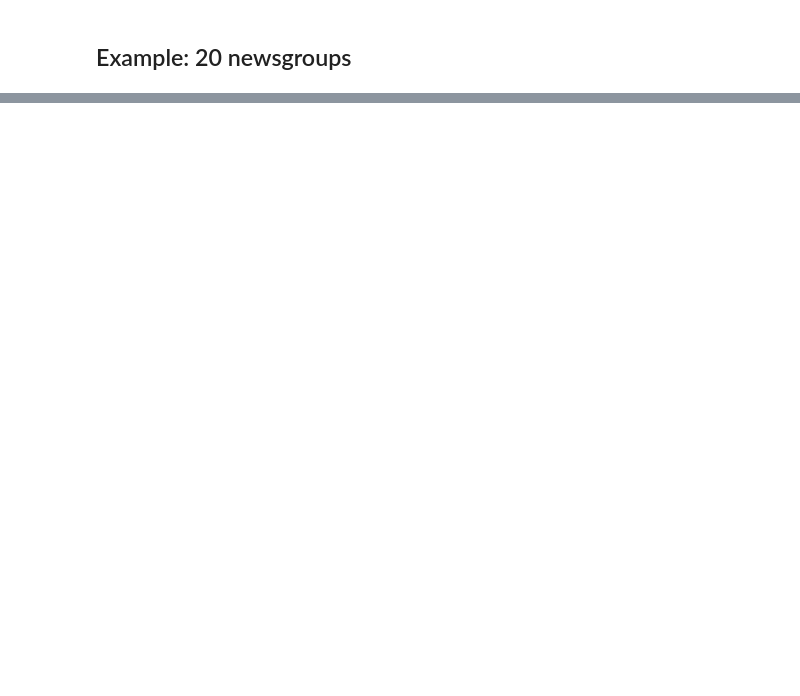
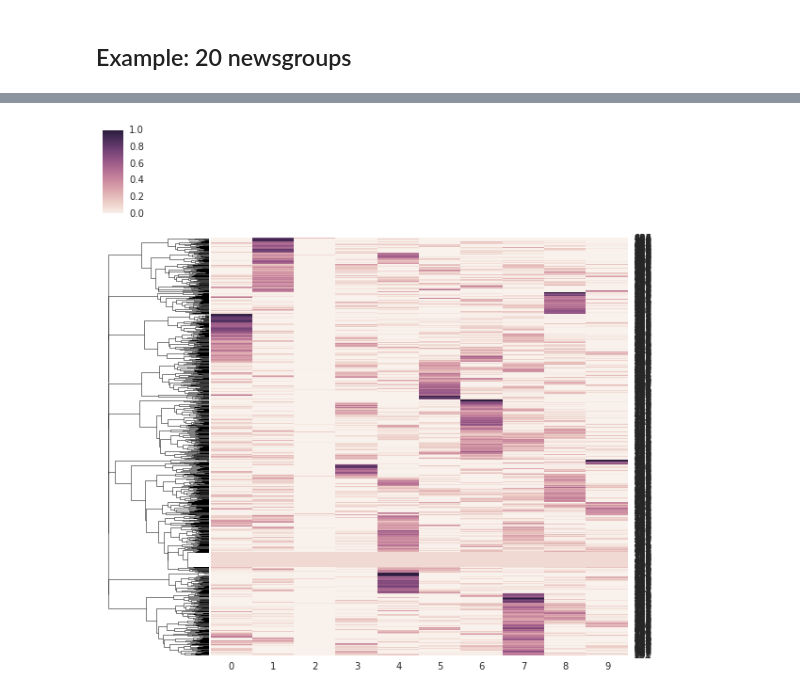
Before and after one commit to AmazaspShumik/sklearn-bayes, a Jupyter notebook: ipython_notebooks_tutorials/decomposition_models/example_lda.ipynb, the cells around one changed output, grey strips where cells are left out. Saved outputs shown, nothing was run; the diff lists cells and outputs as text; code cells hidden in the pictures; blank space fills up the shorter version.

```diff
--- a/ipython_notebooks_tutorials/decomposition_models/example_lda.ipynb
+++ b/ipython_notebooks_tutorials/decomposition_models/example_lda.ipynb
@@ -107,0 +124,9 @@ sns.clustermap(document_topic[0:400,:],row_cluster = True, col_cluster = False,
+# %%
+# topic distribution of each document can be used to measure
+# document similarity and cluster documents in groups
+import seaborn as sns
+sns.clustermap(document_topic[0:1000,:],row_cluster = True, col_cluster = False,
+               method = 'complete')
+plt.show()
+# %% [output]
+[figure, added]
```
Also changed, not shown: parts of 12 cells of this notebook.
